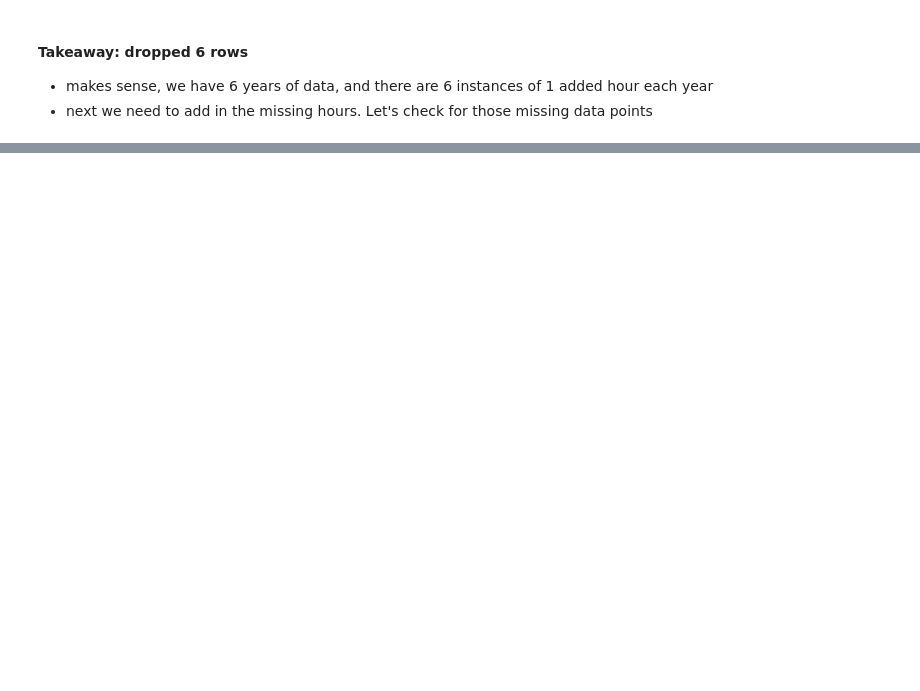
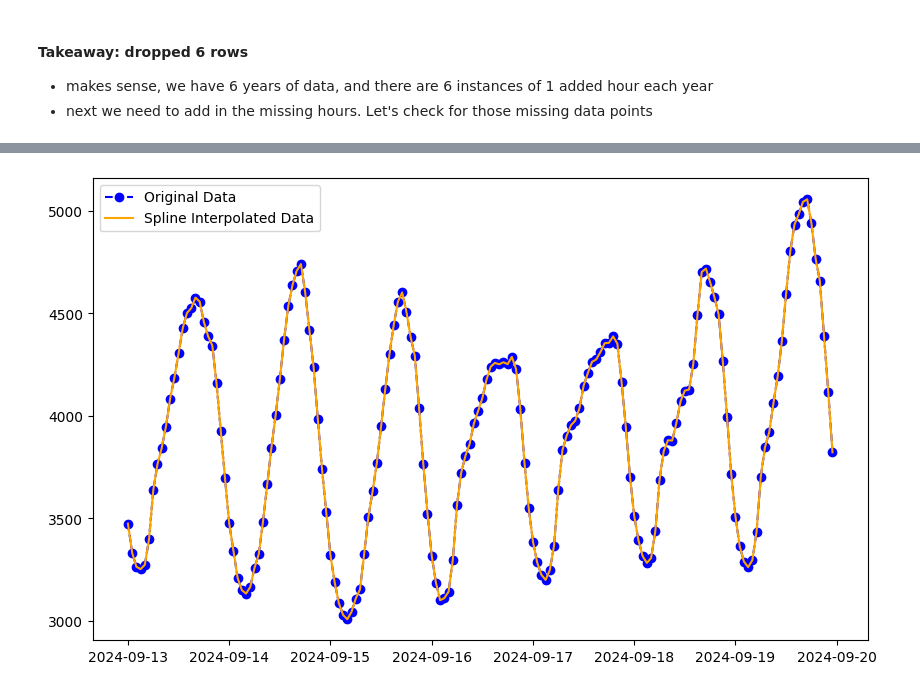
Before and after one commit to fred-lindsey/msa_ml_repo, a Jupyter notebook: ts2_hw.ipynb, the cells around one changed output, grey strips where cells are left out. Saved outputs shown, nothing was run; the diff lists cells and outputs as text; code cells hidden in the pictures; blank space fills up the shorter version.

Commit message:
Updated course files and Csvs
updated material, notes and functional code blocks from class

```diff
--- a/ts2_hw.ipynb
+++ b/ts2_hw.ipynb
@@ -191,0 +141,84 @@ gaps: DatetimeIndex(['2018-03-11 02:00:00', '2019-03-10 02:00:00',
+# %%
+# final code block
+import pandas as pd
+import numpy as np
+from scipy import interpolate
+import matplotlib.pyplot as plt
+
+# read in the CSV
+ts_df = pd.read_csv("hrl_load_metered - test1.csv")
+
+#drop unused columns
+ts_df_rdx = ts_df.drop(columns=['is_verified', 'nerc_region', 'mkt_region','zone','load_area'])
+
+# convert time column to date-time
+ts_df_rdx['datetime_beginning_ept'] = pd.to_datetime(ts_df_rdx['datetime_beginning_ept'], format='mixed')
+
+# set the index as the date time column
+ts_df_rdx.set_index(ts_df_rdx.datetime_beginning_ept, inplace=True)
+
+#drop the index title
+ts_df_rdx.index.name = None
+
+ts_df_rdx.drop(columns='datetime_beginning_ept', inplace=True)
+
+# drop duplicates due to daylight savings
+deduped = ts_df_rdx.reset_index()
+deduped.drop_duplicates(subset=['index'], keep='first', inplace=True)
+deduped.set_index('index', inplace=True)
+
+# remove the index title
+deduped.index.name = None
+
+# check for missing data points
+full_date_range = pd.date_range(start=deduped.index.min(), end=deduped.index.max(), freq='H')
+
+gaps = full_date_range.difference(deduped.index)
+
+if not gaps.empty:
+    print(f"gaps: {gaps}")
+else:
+    print("No gaps")
+
+# now add in the missing hourly data, using df.asfreq()
+deduped_and_filled2 = deduped
+deduped_and_filled2 = deduped_and_filled2.asfreq('H')
+
+# next we can fill the missing values, using a spline interpolation
+deduped_and_filled2.head()
+
+# now rerun the gap analysis
+full_date_range = pd.date_range(start=deduped_and_filled2.index.min(), end=deduped_and_filled2.index.max(), freq='H')
+
+gaps = full_date_range.difference(deduped_and_filled2.index)
+
+if not gaps.empty:
+    print(f"gaps: {gaps}")
+else:
+    print("No gaps")
+
+# Drop rows where all values are NaN before interpolation
+df_valid = deduped_and_filled2.dropna(subset=['mw'])
+
+# Perform spline interpolation
+spline_interpolator = interpolate.InterpolatedUnivariateSpline(df_valid.index.astype(int), df_valid['mw'], k=2)
+
+# Fill missing values in the original df using the spline interpolator
+deduped_and_filled2['mw'] = deduped_and_filled2['mw'].combine_first(pd.Series(spline_interpolator(deduped_and_filled2.index.astype(int)), index=deduped_and_filled2.index))
+
+# 5. Plot the original data with the interpolated values
+plt.figure(figsize=(10, 6))
+plt.plot(df_valid.index, df_valid['mw'], label='Original Data', marker='o', linestyle='--', color='blue')
+plt.plot(deduped_and_filled2.index, deduped_and_filled2['mw'], label='Spline Interpolated Data', color='orange')
+plt.legend()
+plt.show()
+
+# Check for missing values again to ensure they were filled
+print(deduped_and_filled2.isna().sum())
+
+#check the dataframe with the index of the previously empty values
+print(deduped_and_filled2[deduped_and_filled2.index =='2020-03-08 02:00:00'])
+
+print(deduped_and_filled2.index.min())
+print(deduped_and_filled2.index.max())
+# %% [output]
@@ -191,0 +227 @@ gaps: DatetimeIndex(['2018-03-11 02:00:00', '2019-03-10 02:00:00',
+[figure, added]
```
Also changed, not shown: parts of 251 cells of this notebook, 39 other files.
